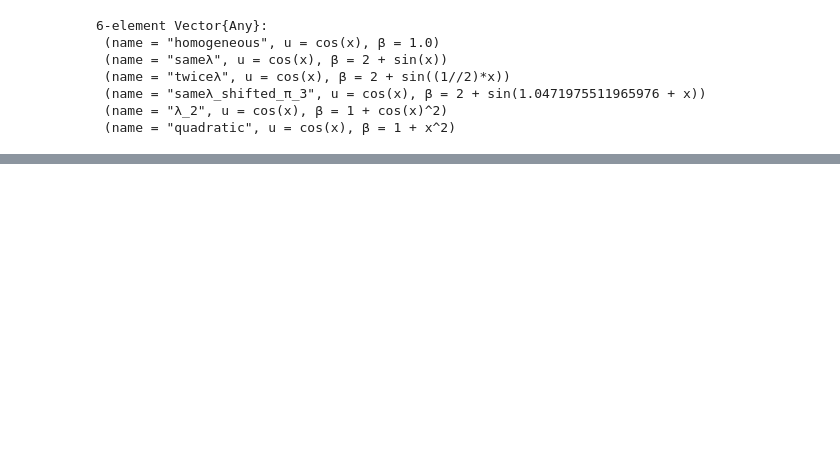
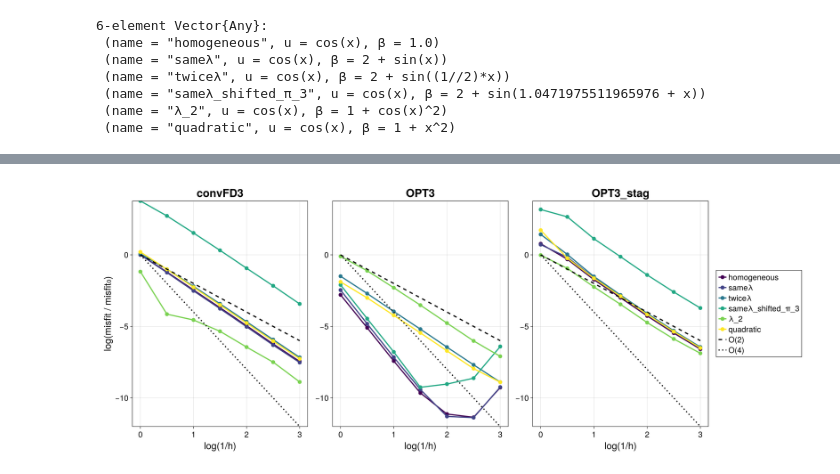
Before and after one commit to seismobassoon/flexOPT, a Jupyter notebook: scripts/plotMisfit.ipynb, the cells around one changed output, grey strips where cells are left out. Cells and saved outputs as stored; diff of their text form; code cells hidden in the pictures; blank space fills up the shorter version.

```diff
--- a/scripts/plotMisfit.ipynb
+++ b/scripts/plotMisfit.ipynb
@@ -218,0 +293,88 @@ BoundsError: BoundsError: attempt to access 6-element Vector{NamedTuple} at inde
+# %%
+using CairoMakie
+
+CairoMakie.activate!()
+
+selected_configs = [1, 4, 6]
+selected_names = nameConfigs[selected_configs]
+
+logmisfit = fill(NaN, size(misfit))
+for iConfig in 1:nConfigs, iCase in 1:nCases, iH in 1:nH
+    v = misfit[iH, iCase, iConfig] / normalisation
+    if done[iH, iCase, iConfig] && isfinite(v) && v > 0
+        logmisfit[iH, iCase, iConfig] = log(v)
+    end
+end
+
+O2 = log.(1.0) .- 2.0 .* logsOfHinverse
+O4 = log.(1.0) .- 4.0 .* logsOfHinverse
+
+vals = filter(isfinite, vec(logmisfit[:, :, selected_configs]))
+ymin = minimum(vcat(vals, O2, O4))
+ymax = maximum(vcat(vals, O2, O4))
+
+N = length(cases)
+colors = [get(Makie.colorschemes[:viridis], (i - 1) / max(N - 1, 1)) for i in 1:N]
+
+fig = Figure(size = (1800, 700), fontsize = 24)
+axes = Axis[]
+legend_handles = Any[]
+
+for (icol, iConfig) in enumerate(selected_configs)
+    ax = Axis(
+        fig[1, icol],
+        title = nameConfigs[iConfig].name,
+        xlabel = "log(1/h)",
+        ylabel = icol == 1 ? "log(misfit / misfit₀)" : "",
+        titlesize = 28,
+        xlabelsize = 24,
+        ylabelsize = 24,
+        xticklabelsize = 20,
+        yticklabelsize = 20,
+    )
+    push!(axes, ax)
+
+    for iCase in 1:nCases
+        y = logmisfit[:, iCase, iConfig]
+        good = findall(isfinite, y)
+        if !isempty(good)
+            sc = scatter!(ax, logsOfHinverse[good], y[good], color = colors[iCase], markersize = 14)
+            ln = lines!(ax, logsOfHinverse[good], y[good], color = colors[iCase], linewidth = 3)
+            if icol == 1
+                push!(legend_handles, [ln, sc] => cases[iCase].name)
+            end
+        end
+    end
+
+    l2 = lines!(ax, logsOfHinverse, O2, color = :black, linestyle = :dash, linewidth = 3)
+    l4 = lines!(ax, logsOfHinverse, O4, color = :black, linestyle = :dot, linewidth = 3)
+
+    if icol == 1
+        push!(legend_handles, l2 => "O(2)")
+        push!(legend_handles, l4 => "O(4)")
+    end
+
+    ylims!(ax, ymin, ymax)
+end
+
+leg = Legend(
+    fig[1, 4],
+    [h[1] for h in legend_handles],
+    [h[2] for h in legend_handles],
+    tellheight = false,
+    tellwidth = true,
+    labelsize = 20,
+    titlesize = 22,
+)
+
+colgap!(fig.layout, 20)
+
+display(fig)
+
+save(
+    "/Users/nobuaki/Documents/Github/flexOPT/scripts/misfit_poster.png",
+    fig,
+    px_per_unit = 3
+)
+# %% [output]
+[figure, added]
```
Also changed, not shown: parts of 7 cells of this notebook, 13 other files.
